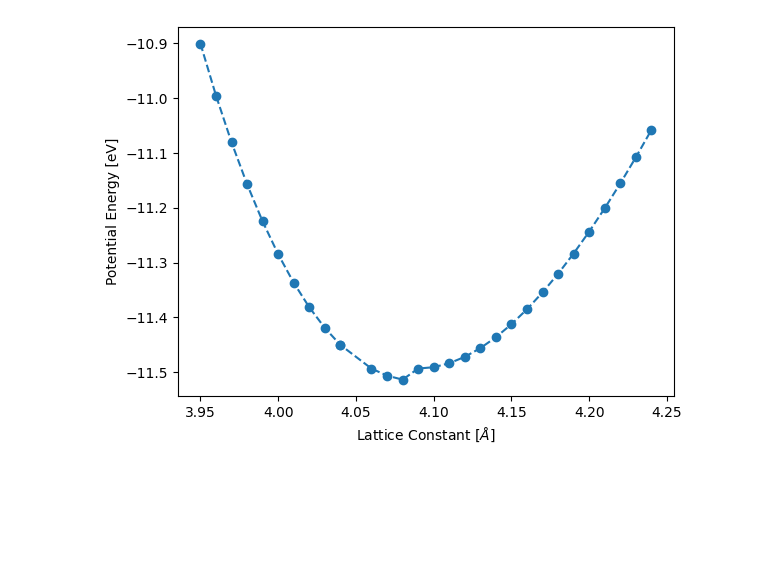
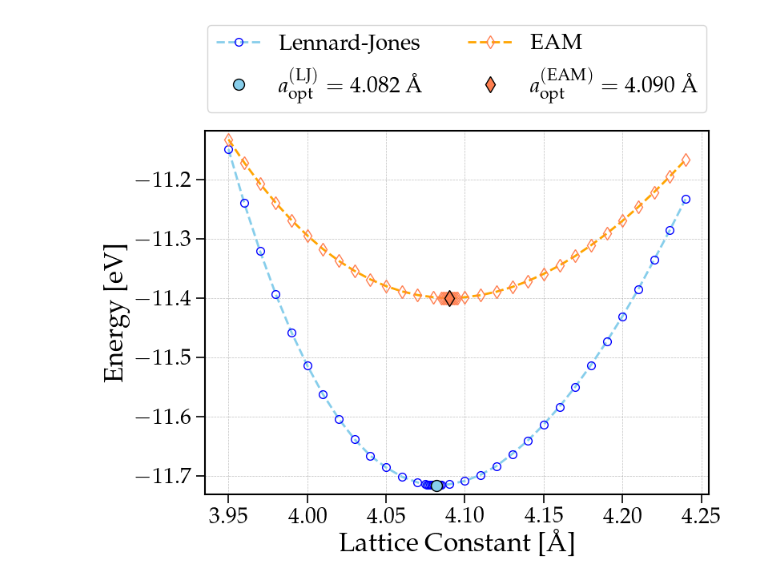
Before and after one commit to sylvainshan/MSE-468-Atomisitc-and-Quantum-Simulations-of-Materials, a Jupyter notebook: lab1/Exercice1/Exercice 1.ipynb, the cells around one changed output. Cells and saved outputs as stored; diff of their text form; code cells hidden in the pictures; blank space fills up the shorter version.

```diff
--- a/lab1/Exercice1/Exercice 1.ipynb
+++ b/lab1/Exercice1/Exercice 1.ipynb
@@ -5,10 +8,0 @@ import matplotlib.pyplot as plt
-# %%
-# Part A
-# Potential Energy vs Lattice Constant
-pe_vs_a = pd.read_csv("A/energy_volume.dat", sep="\s", header=None, names=["lattice_constant", "potential_energy"])
-plt.plot(pe_vs_a["lattice_constant"], pe_vs_a["potential_energy"], marker="o", linestyle="--")
-plt.xlabel(r"Lattice Constant [$\AA$]")
-plt.ylabel(r"Potential Energy [eV]")
-plt.show()
-# %% [output]
-[figure, removed]
@@ -14,0 +99,66 @@ plt.show()
+# %%
+pe_vs_a_lj = pd.read_csv("A/energy_volume.dat", sep=" ", header=None, names=["lattice_constant", "potential_energy"])
+pe_vs_a_lj = pe_vs_a_lj.sort_values(by="lattice_constant")
+
+pe_vs_a_eam = pd.read_csv("B/energy_volume.dat", sep=" ", header=None, names=["lattice_constant", "potential_energy"])
+pe_vs_a_eam = pe_vs_a_eam.sort_values(by="lattice_constant")
+
+plt.figure(figsize=(8, 7))
+plt.plot(pe_vs_a_lj["lattice_constant"],
+            pe_vs_a_lj["potential_energy"],
+            marker="o",
+            color="skyblue",
+            linestyle="--",
+            linewidth=2,
+            markerfacecolor="None",
+            markeredgecolor="blue",
+            markeredgewidth=1,
+            markersize=7,
+            label="Lennard-Jones")
+
+plt.plot(pe_vs_a_lj["lattice_constant"][pe_vs_a_lj["potential_energy"].idxmin()],
+            pe_vs_a_lj["potential_energy"].min(),
+            marker="o",
+            color="skyblue",
+            markersize=10,
+            markeredgecolor="black",
+            markeredgewidth=1,
+            linestyle="None",
+            label=rf"$a_{{\rm opt}}^{{\rm (LJ)}} = {pe_vs_a_lj['lattice_constant'][pe_vs_a_lj['potential_energy'].idxmin()]:.3f}$ $\rm \AA$")
+
+plt.plot(pe_vs_a_eam["lattice_constant"],
+            pe_vs_a_eam["potential_energy"],
+            marker="d",
+            color="orange",
+            linestyle="--",
+            linewidth=2,
+            markerfacecolor="None",
+            markeredgecolor="coral",
+            markeredgewidth=1,
+            markersize=8,
+            label="EAM")
+
+plt.plot(pe_vs_a_eam["lattice_constant"][pe_vs_a_eam["potential_energy"].idxmin()],
+            pe_vs_a_eam["potential_energy"].min(),
+            marker="d",
+            color="coral",
+            markersize=10,
+            markeredgecolor="black",
+            markeredgewidth=1,
+            linestyle="None",
+            label=rf"$a_{{\rm opt}}^{{\rm (EAM)}} = {pe_vs_a_eam['lattice_constant'][pe_vs_a_eam['potential_energy'].idxmin()]:.3f}$ $\rm \AA$")
+
+plt.xlabel(r"Lattice Constant [$\rm \AA$]")
+plt.ylabel(r"Energy [eV]")
+plt.xlim(min(pe_vs_a_lj["lattice_constant"]) - 0.015, max(pe_vs_a_lj["lattice_constant"]) + 0.015)
+plt.ylim(min(min(pe_vs_a_lj["potential_energy"]) - 0.015, min(pe_vs_a_eam["potential_energy"]) - 0.015),
+         max(max(pe_vs_a_lj["potential_energy"]) + 0.015, max(pe_vs_a_eam["potential_energy"]) + 0.015))
+plt.grid(True, which="both", linestyle="--", alpha=0.5)
+plt.legend(loc="lower center", bbox_to_anchor=(0.5, 1.02), ncol=2)
+plt.tight_layout()
+
+plt.savefig("Figures/pe_vs_a_lj_and_eam.pdf", format="pdf")
+
+plt.show()
+# %% [output]
+[figure, added]
```
Also changed, not shown: parts of 10 cells of this notebook, 17 other files.
